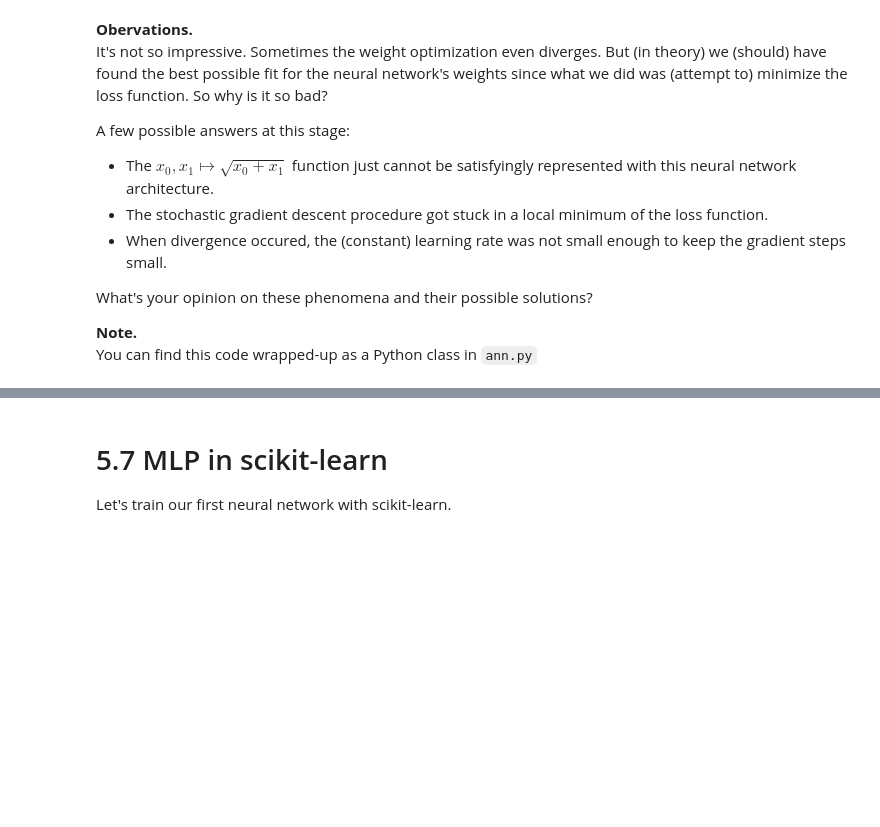
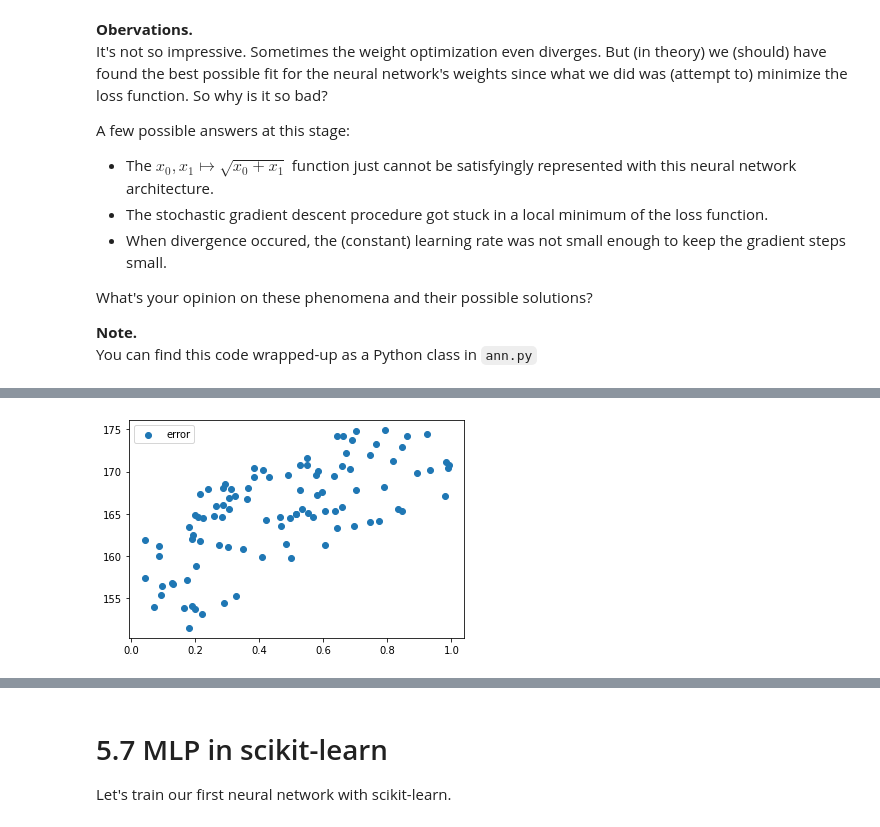
Before and after one commit to d9w/deep-learning-intro, a Jupyter notebook: 2. Training ANNs.ipynb, the cells around one changed output, grey strips where cells are left out. Saved outputs shown, nothing was run; the diff lists cells and outputs as text; code cells hidden in the pictures; blank space fills up the shorter version.

```diff
--- a/2. Training ANNs.ipynb
+++ b/2. Training ANNs.ipynb
@@ -529,0 +571,11 @@ You can find this code wrapped-up as a Python class in `ann.py`
+# %%
+sizes = [2,4,3,1]
+myann = ann.ANN(sizes)
+# %%
+y, s, z = myann.forward_pass(training_x, verbose=False)
+error = (z[-1] - training_y)**2
+#plt.scatter(training_x[:, 0], training_y, label='target')
+plt.scatter(training_x[:, 0], error, label='error')
+plt.legend();
+# %% [output]
+[figure, added]
```
Also changed, not shown: parts of 27 cells of this notebook, 3 other files.
